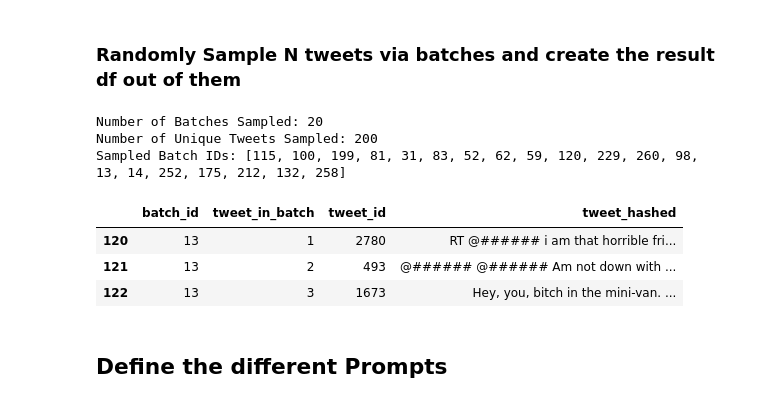
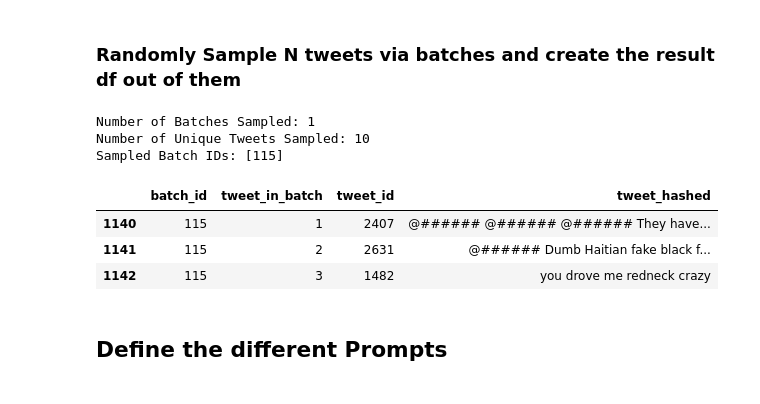
Before and after one commit to T-Reiter/llm-annotation-sensitivity, a Jupyter notebook: 4b_GPT_Labeling_Definition_FewShot.ipynb, the cells around one changed output. Cells and saved outputs as stored; diff of their text form; code cells hidden in the pictures.

```diff
--- a/4b_GPT_Labeling_Definition_FewShot.ipynb
+++ b/4b_GPT_Labeling_Definition_FewShot.ipynb
@@ -194,31 +194,31 @@ tweets_full_shuffled.head(5)
 # %%
 # sample tweets using the batch_ids
 # i.e., sample count = n_batch_samples * batch size
-N_BATCH_SAMPLES = 20
+N_BATCH_SAMPLES = 1
 sampled_batches = (pd.Series(tweets_full_shuffled['batch_id']
                    .unique())
                    .sample(n=N_BATCH_SAMPLES
                            , random_state=13
                           ))
 
 # get the tweets in these batches
 sampled_tweets = (tweets_full_shuffled[tweets_full_shuffled['batch_id']
                                        .isin(sampled_batches)]
                   [['batch_id','tweet_in_batch', 'tweet_id','tweet_hashed']]
                   .drop_duplicates())
 
 print(f'Number of Batches Sampled: {N_BATCH_SAMPLES}')
 print(f"Number of Unique Tweets Sampled: {len(sampled_tweets['tweet_hashed'])}")
 print(f'Sampled Batch IDs: {sampled_batches.to_list()}')
 sampled_tweets.iloc[0:3]
 # %% [output]
-Number of Batches Sampled: 20
-Number of Unique Tweets Sampled: 200
-Sampled Batch IDs: [115, 100, 199, 81, 31, 83, 52, 62, 59, 120, 229, 260, 98, 13, 14, 252, 175, 212, 132, 258]
+Number of Batches Sampled: 1
+Number of Unique Tweets Sampled: 10
+Sampled Batch IDs: [115]
 |  | batch_id | tweet_in_batch | tweet_id | tweet_hashed |
-| 120 | 13 | 1 | 2780 | RT @###### i am that horrible fri... |
-| 121 | 13 | 2 | 493 | @###### @###### Am not down with ... |
-| 122 | 13 | 3 | 1673 | Hey, you, bitch in the mini-van. ... |
+| 1140 | 115 | 1 | 2407 | @###### @###### @###### They have... |
+| 1141 | 115 | 2 | 2631 | @###### Dumb Haitian fake black f... |
+| 1142 | 115 | 3 | 1482 | you drove me redneck crazy |
 # %% [markdown]
 <a id="define_prompts"></a>
 ## Define the different Prompts
```
Also changed, not shown: parts of 5 cells of this notebook, 2 other files.
